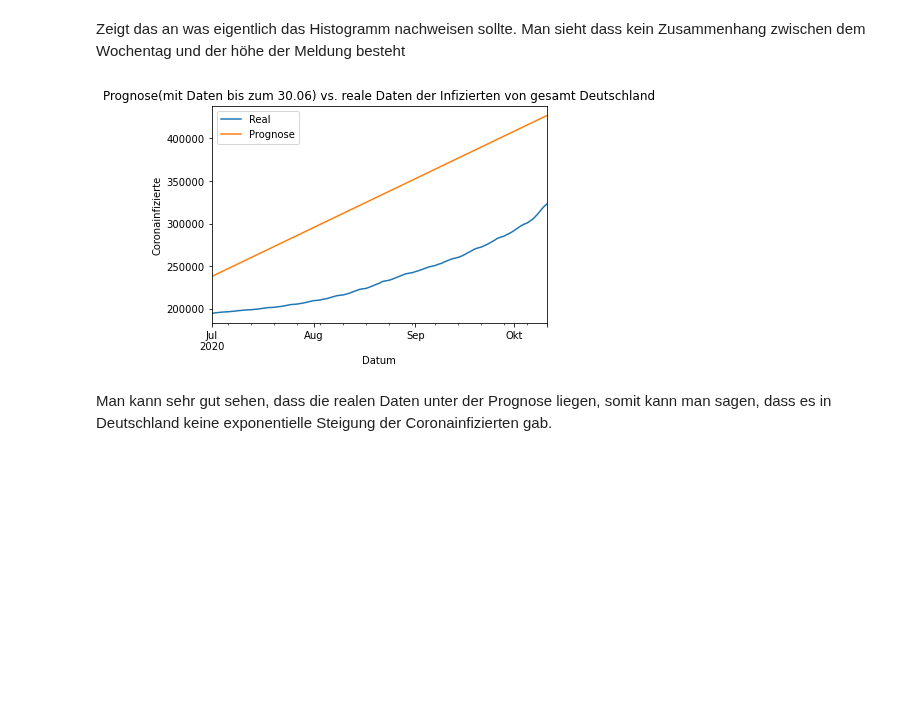
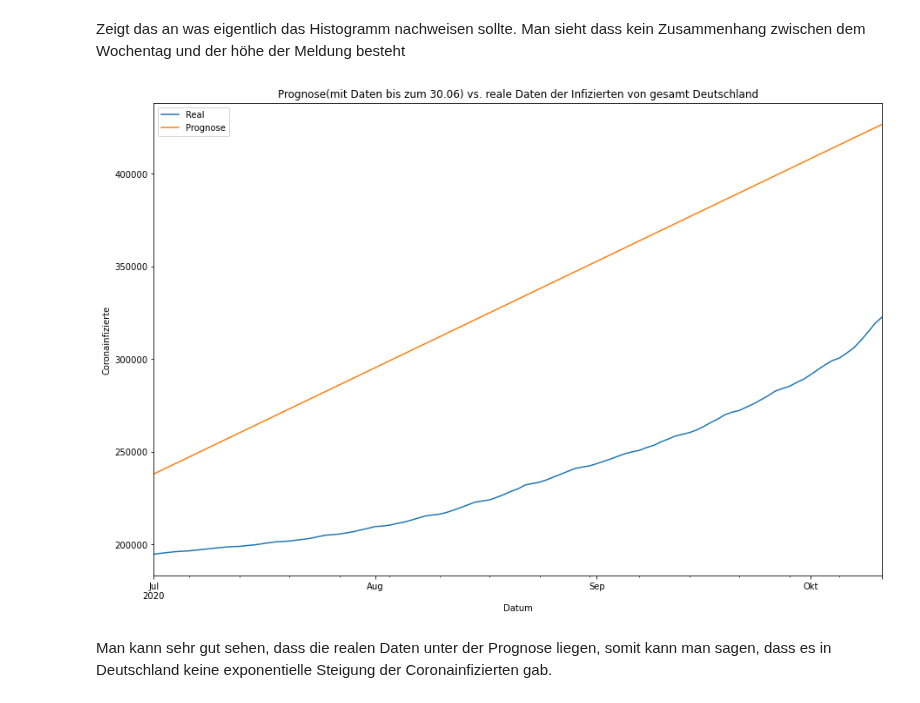
Before and after one commit to Jubo30/Data-Science-Project, a Jupyter notebook: Data_Science_Analyse.ipynb, the cells around one changed output. Cells and saved outputs as stored; diff of their text form; code cells hidden in the pictures; blank space fills up the shorter version.

```diff
--- a/Data_Science_Analyse.ipynb
+++ b/Data_Science_Analyse.ipynb
@@ -82,14 +151,14 @@ lmges = smf.ols(formula='Gesamt ~ datef', data=bundzuwachsraw_1).fit()
 predges = lmges.predict(bundzuwachsraw_2['datef'])
 bundzuwachsraw_2['predictiongesamt'] = predges
 # %%
-ax = plt.gca()
+f, ax = plt.subplots(1, 1, figsize = (15, 10))
 bundzuwachsraw_2.plot(kind='line', x = 'date', y= 'Gesamt', ax=ax, label="Real")
 bundzuwachsraw_2.plot(kind='line', x = 'date', y= 'predictiongesamt', ax=ax, label="Prognose")
 ax.set_title('Prognose(mit Daten bis zum 30.06) vs. reale Daten der Infizierten von gesamt Deutschland')
 ax.set_xlabel('Datum')
 ax.set_ylabel('Coronainfizierte')
 plt.show()
 # %% [output]
-[figure, old version]
+[figure, new version]
 # %% [markdown]
 Man kann sehr gut sehen, dass die realen Daten unter der Prognose liegen, somit kann man sagen, dass es in Deutschland keine exponentielle Steigung der Coronainfizierten gab.
```
Also changed, not shown: parts of 36 cells of this notebook, 1 other file.
